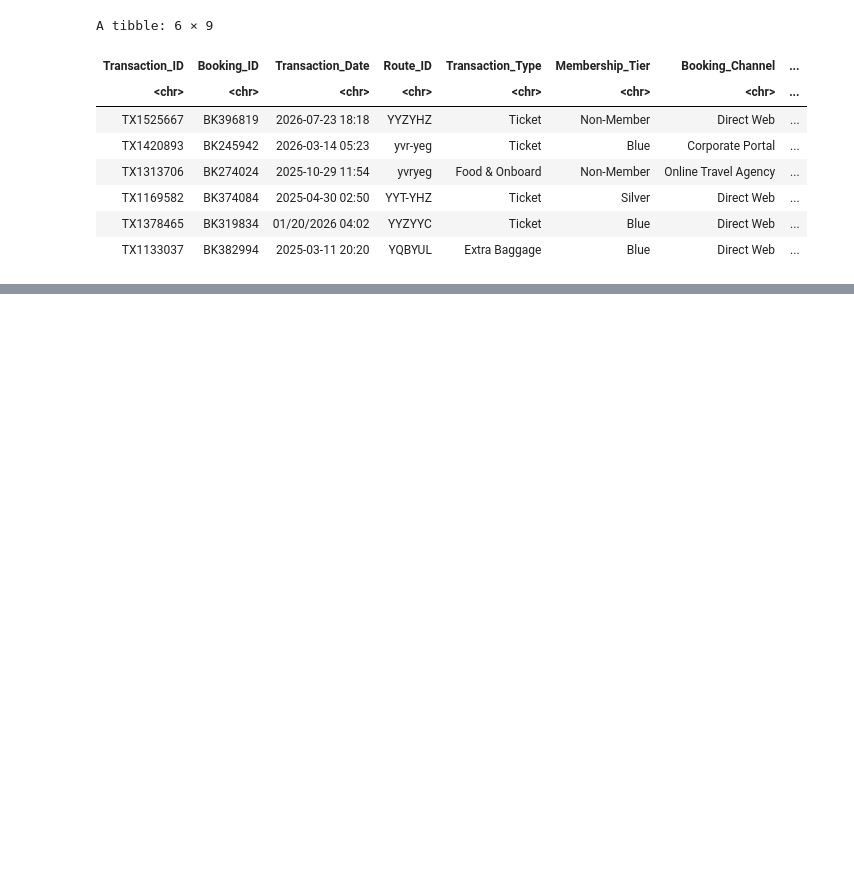
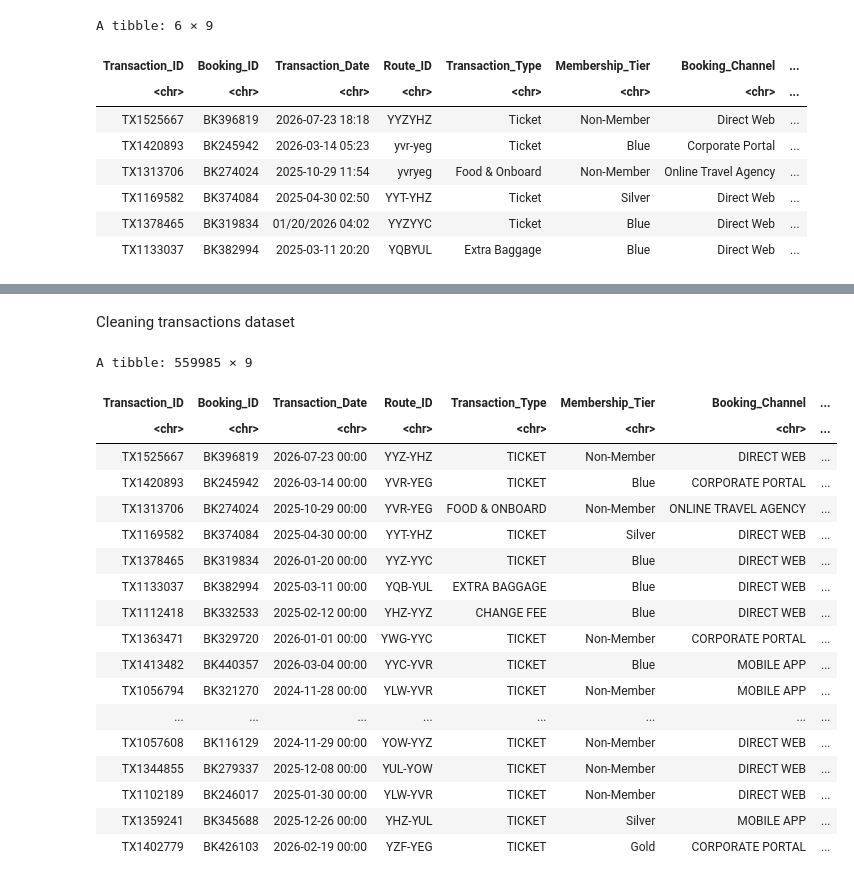
Before and after one commit to annhuynhh/thecontrolgroup_firstbyte, a Jupyter notebook: Project.ipynb, the cells around one changed output, grey strips where cells are left out. Saved outputs shown, nothing was run; the diff lists cells and outputs as text; code cells hidden in the pictures; blank space fills up the shorter version.

Commit message:
cleaned tables

```diff
--- a/Project.ipynb
+++ b/Project.ipynb
@@ -77,0 +131,42 @@ A tibble: 6 × 9
+# %% [markdown]
+Cleaning transactions dataset
+# %%
+transactions <- transactions |>
+    mutate(Route_ID = toupper(Route_ID)) |>
+    mutate(Booking_Channel = toupper(Booking_Channel)) |>
+    mutate(Transaction_Type = toupper(Transaction_Type)) |>
+    mutate(Payment_Method = toupper(Payment_Method))
+first <- str_extract(transactions$Route_ID, "[A-Z]{3}")
+second <- str_extract(transactions$Route_ID, "[A-Z]{3}$")
+combined <- paste0(first, '-', second)
+transactions$Route_ID = combined
+
+transactions$Transaction_Date <- format(
+        as.Date(parse_date_time(
+          as.character(transactions$Transaction_Date),
+          orders = c("ymd HM", "mdy HM", "dmy HM")
+        )),
+    "%Y-%m-%d %H:%M")
+
+transactions$Amount <- as.numeric(str_replace(str_replace(transactions$Amount, "\\$", ""), ",", ""))
+transactions
+# %% [output]
+A tibble: 559985 × 9
+| Transaction_ID | Booking_ID | Transaction_Date | Route_ID | Transaction_Type | Membership_Tier | Booking_Channel | ... |
+| <chr> | <chr> | <chr> | <chr> | <chr> | <chr> | <chr> | ... |
+| TX1525667 | BK396819 | 2026-07-23 00:00 | YYZ-YHZ | TICKET | Non-Member | DIRECT WEB | ... |
+| TX1420893 | BK245942 | 2026-03-14 00:00 | YVR-YEG | TICKET | Blue | CORPORATE PORTAL | ... |
+| TX1313706 | BK274024 | 2025-10-29 00:00 | YVR-YEG | FOOD & ONBOARD | Non-Member | ONLINE TRAVEL AGENCY | ... |
+| TX1169582 | BK374084 | 2025-04-30 00:00 | YYT-YHZ | TICKET | Silver | DIRECT WEB | ... |
+| TX1378465 | BK319834 | 2026-01-20 00:00 | YYZ-YYC | TICKET | Blue | DIRECT WEB | ... |
+| TX1133037 | BK382994 | 2025-03-11 00:00 | YQB-YUL | EXTRA BAGGAGE | Blue | DIRECT WEB | ... |
+| TX1112418 | BK332533 | 2025-02-12 00:00 | YHZ-YYZ | CHANGE FEE | Blue | DIRECT WEB | ... |
+| TX1363471 | BK329720 | 2026-01-01 00:00 | YWG-YYC | TICKET | Non-Member | CORPORATE PORTAL | ... |
+| TX1413482 | BK440357 | 2026-03-04 00:00 | YYC-YVR | TICKET | Blue | MOBILE APP | ... |
+| TX1056794 | BK321270 | 2024-11-28 00:00 | YLW-YVR | TICKET | Non-Member | MOBILE APP | ... |
+| ... | ... | ... | ... | ... | ... | ... | ... |
+| TX1057608 | BK116129 | 2024-11-29 00:00 | YOW-YYZ | TICKET | Non-Member | DIRECT WEB | ... |
+| TX1344855 | BK279337 | 2025-12-08 00:00 | YUL-YOW | TICKET | Non-Member | DIRECT WEB | ... |
+| TX1102189 | BK246017 | 2025-01-30 00:00 | YLW-YVR | TICKET | Non-Member | DIRECT WEB | ... |
+| TX1359241 | BK345688 | 2025-12-26 00:00 | YHZ-YUL | TICKET | Silver | MOBILE APP | ... |
+| TX1402779 | BK426103 | 2026-02-19 00:00 | YZF-YEG | TICKET | Gold | CORPORATE PORTAL | ... |
```
Also changed, not shown: parts of 5 cells of this notebook.
